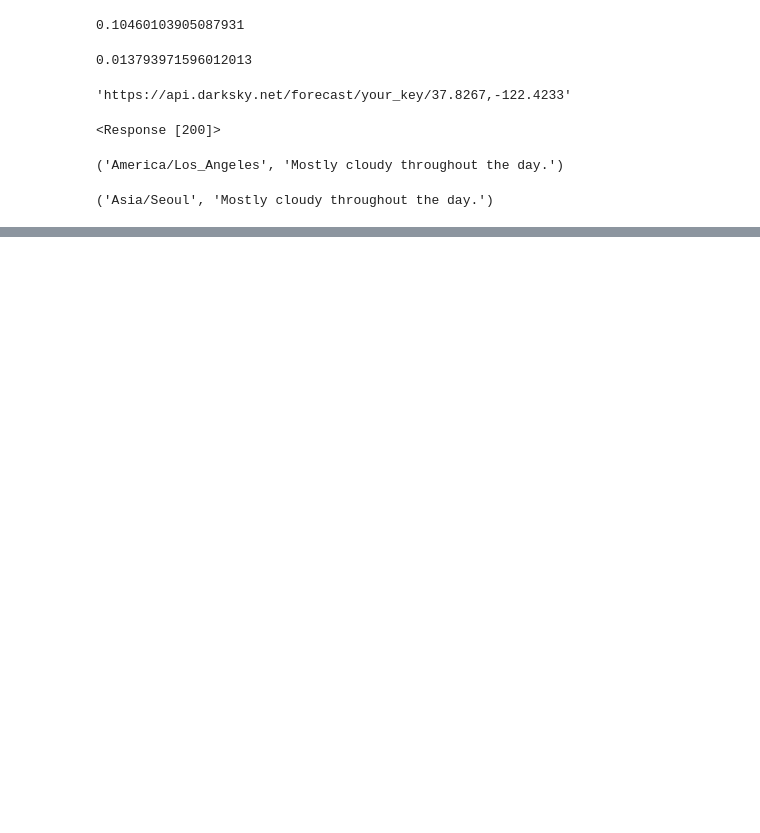
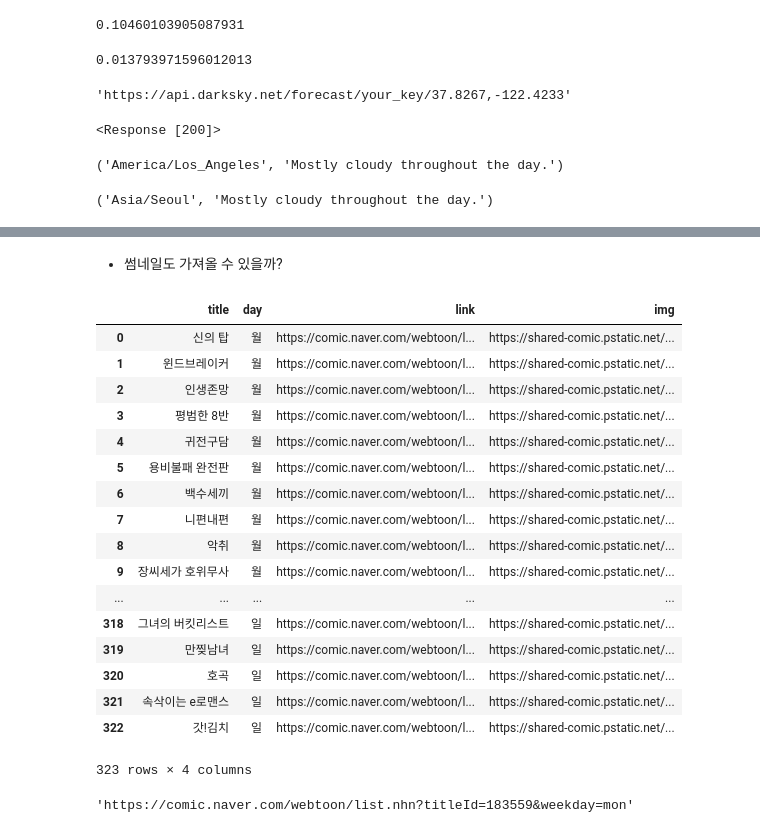
Before and after one commit to h33sun/TIL, a Jupyter notebook: python/20200220 크롤링_request.ipynb, the cells around one changed output, grey strips where cells are left out. Cells and saved outputs as stored; diff of their text form; code cells hidden in the pictures; blank space fills up the shorter version.

```diff
--- a/python/20200220 크롤링_request.ipynb
+++ b/python/20200220 크롤링_request.ipynb
@@ -203,0 +428,10 @@ forecast(lat = 37.565, lan = 126.9780) #Seoul
+# %%
+webtoon['day'] = webtoon['day'].apply(lambda x:
+                     '월' if x == 'mon' else
+                     '화' if x == 'tue' else
+                     '수' if x == 'wed' else
+                     '목' if x == 'thu' else
+                     '금' if x == 'fri' else
+                     '토' if x == 'sat' else '일')
+
+webtoon = webtoon[['title','day','link']]
@@ -203,0 +457,37 @@ forecast(lat = 37.565, lan = 126.9780) #Seoul
+# %% [markdown]
+- 썸네일도 가져올 수 있을까?
+# %%
+url = 'https://comic.naver.com/webtoon/weekday.nhn'
+html = bs(requests.get(url).content, 'html.parser')
+data = html.select('div.col > .col_inner > ul > li> div.thumb > a > img')
+# %%
+imgs = []
+for x in data:
+    imgs.append(x.get('src'))
+# %%
+webtoon['img'] = imgs
+# %%
+webtoon
+# %% [output]
+|  | title | day | link | img |
+| 0 | 신의 탑 | 월 | https://comic.naver.com/webtoon/l... | https://shared-comic.pstatic.net/... |
+| 1 | 윈드브레이커 | 월 | https://comic.naver.com/webtoon/l... | https://shared-comic.pstatic.net/... |
+| 2 | 인생존망 | 월 | https://comic.naver.com/webtoon/l... | https://shared-comic.pstatic.net/... |
+| 3 | 평범한 8반 | 월 | https://comic.naver.com/webtoon/l... | https://shared-comic.pstatic.net/... |
+| 4 | 귀전구담 | 월 | https://comic.naver.com/webtoon/l... | https://shared-comic.pstatic.net/... |
+| 5 | 용비불패 완전판 | 월 | https://comic.naver.com/webtoon/l... | https://shared-comic.pstatic.net/... |
+| 6 | 백수세끼 | 월 | https://comic.naver.com/webtoon/l... | https://shared-comic.pstatic.net/... |
+| 7 | 니편내편 | 월 | https://comic.naver.com/webtoon/l... | https://shared-comic.pstatic.net/... |
+| 8 | 악취 | 월 | https://comic.naver.com/webtoon/l... | https://shared-comic.pstatic.net/... |
+| 9 | 장씨세가 호위무사 | 월 | https://comic.naver.com/webtoon/l... | https://shared-comic.pstatic.net/... |
+| ... | ... | ... | ... | ... |
+| 318 | 그녀의 버킷리스트 | 일 | https://comic.naver.com/webtoon/l... | https://shared-comic.pstatic.net/... |
+| 319 | 만찢남녀 | 일 | https://comic.naver.com/webtoon/l... | https://shared-comic.pstatic.net/... |
+| 320 | 호곡 | 일 | https://comic.naver.com/webtoon/l... | https://shared-comic.pstatic.net/... |
+| 321 | 속삭이는 e로맨스 | 일 | https://comic.naver.com/webtoon/l... | https://shared-comic.pstatic.net/... |
+| 322 | 갓!김치 | 일 | https://comic.naver.com/webtoon/l... | https://shared-comic.pstatic.net/... |
+323 rows × 4 columns
+# %%
+webtoon.iloc[0]['link']
+# %% [output]
+'https://comic.naver.com/webtoon/list.nhn?titleId=183559&weekday=mon'
```
Also changed, not shown: parts of 37 cells of this notebook.
